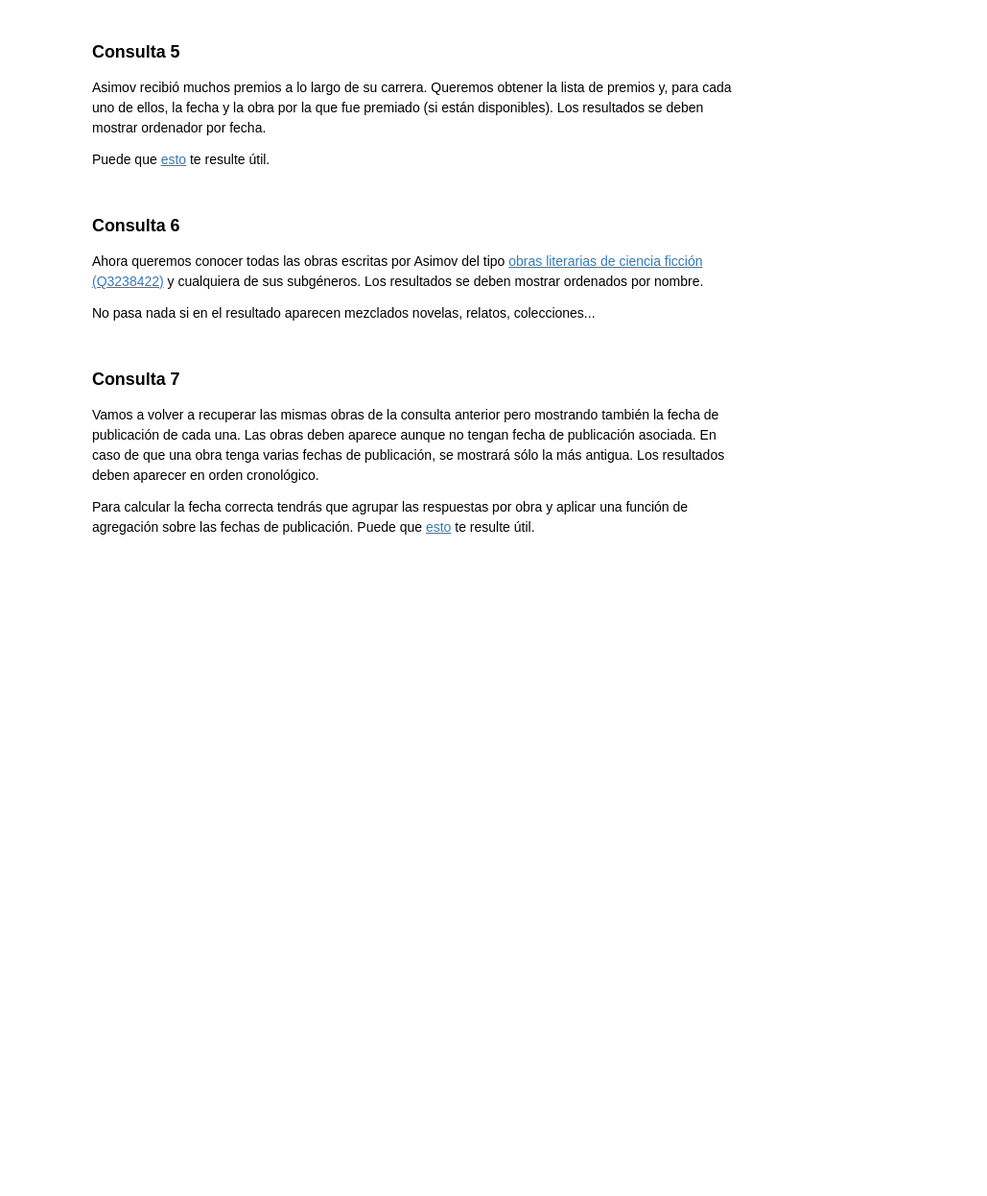
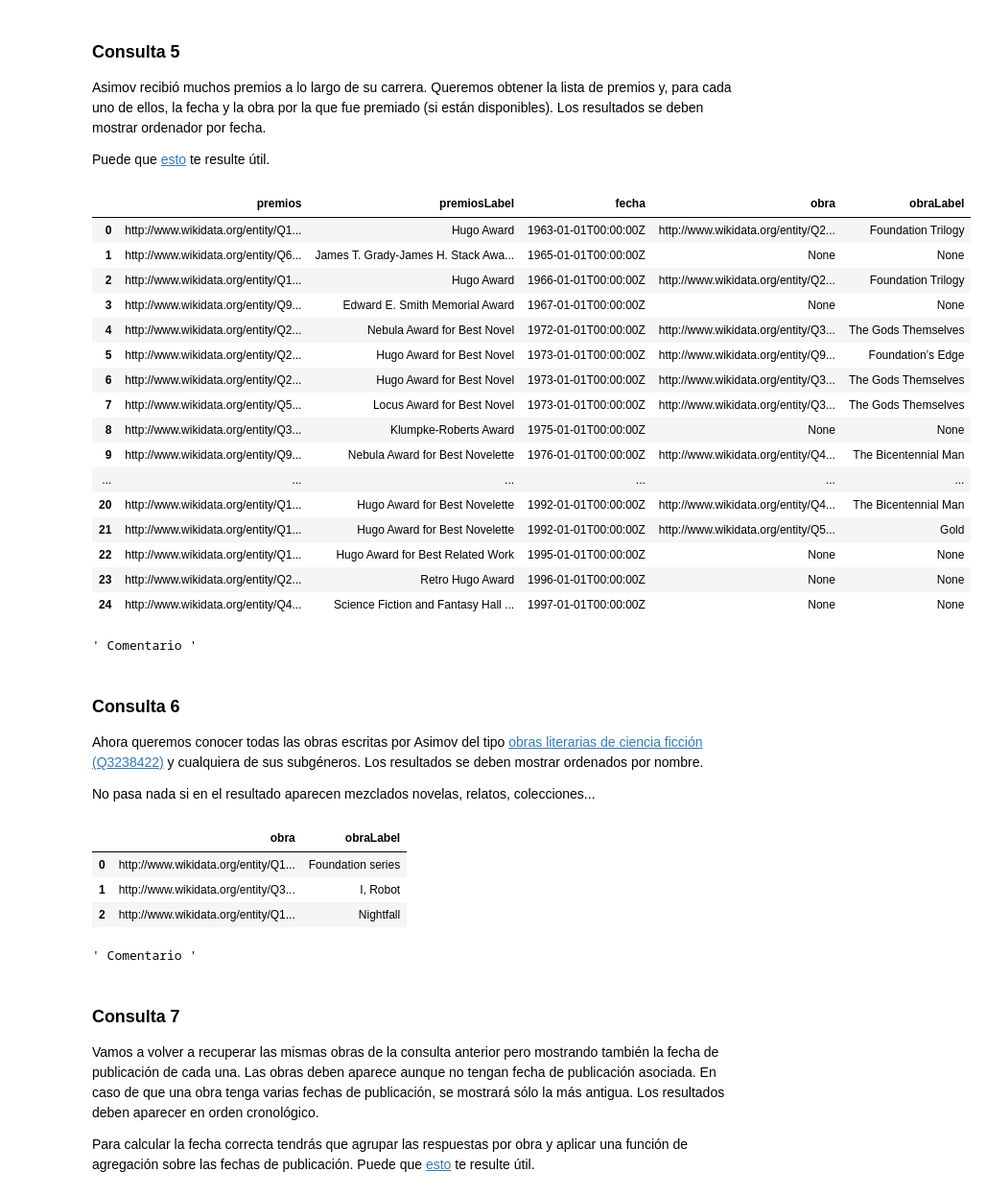
Before and after one commit to Carlanganas98/IA2, a Jupyter notebook: Pr3/P_sparql_enunciado.ipynb, the cells around one changed output. Shown at 96% size. Cells and saved outputs as stored; diff of their text form; code cells hidden in the pictures; blank space fills up the shorter version.

```diff
--- a/Pr3/P_sparql_enunciado.ipynb
+++ b/Pr3/P_sparql_enunciado.ipynb
@@ -149,12 +180,65 @@ Para resolver esta consulta necesitarás acceder a los cualificadores de nodos s
 Asimov recibió muchos premios a lo largo de su carrera. Queremos obtener la lista de premios y, para cada uno de ellos, la fecha y la obra por la que fue premiado (si están disponibles). Los resultados se deben mostrar ordenador por fecha.
 
 Puede que [esto](https://www.wikidata.org/wiki/Wikidata:SPARQL_tutorial#OPTIONAL) te resulte útil.
+# %%
+%%wdsparql
+SELECT ?premios ?premiosLabel ?fecha ?obra ?obraLabel
+WHERE
+{
+  wd:Q34981 p:P166 [ps:P166 ?premios;
+                         pq:P585 ?fecha].
+  OPTIONAL{wd:Q34981 p:P166 [ps:P166 ?premios;
+                                     pq:P1686 ?obra].}
+  SERVICE wikibase:label { bd:serviceParam wikibase:language "en". }
+}
+ORDER BY ?fecha
+# %% [output]
+|  | premios | premiosLabel | fecha | obra | obraLabel |
+| 0 | http://www.wikidata.org/entity/Q1... | Hugo Award | 1963-01-01T00:00:00Z | http://www.wikidata.org/entity/Q2... | Foundation Trilogy |
+| 1 | http://www.wikidata.org/entity/Q6... | James T. Grady-James H. Stack Awa... | 1965-01-01T00:00:00Z | None | None |
+| 2 | http://www.wikidata.org/entity/Q1... | Hugo Award | 1966-01-01T00:00:00Z | http://www.wikidata.org/entity/Q2... | Foundation Trilogy |
+| 3 | http://www.wikidata.org/entity/Q9... | Edward E. Smith Memorial Award | 1967-01-01T00:00:00Z | None | None |
+| 4 | http://www.wikidata.org/entity/Q2... | Nebula Award for Best Novel | 1972-01-01T00:00:00Z | http://www.wikidata.org/entity/Q3... | The Gods Themselves |
+| 5 | http://www.wikidata.org/entity/Q2... | Hugo Award for Best Novel | 1973-01-01T00:00:00Z | http://www.wikidata.org/entity/Q9... | Foundation’s Edge |
+| 6 | http://www.wikidata.org/entity/Q2... | Hugo Award for Best Novel | 1973-01-01T00:00:00Z | http://www.wikidata.org/entity/Q3... | The Gods Themselves |
+| 7 | http://www.wikidata.org/entity/Q5... | Locus Award for Best Novel | 1973-01-01T00:00:00Z | http://www.wikidata.org/entity/Q3... | The Gods Themselves |
+| 8 | http://www.wikidata.org/entity/Q3... | Klumpke-Roberts Award | 1975-01-01T00:00:00Z | None | None |
+| 9 | http://www.wikidata.org/entity/Q9... | Nebula Award for Best Novelette | 1976-01-01T00:00:00Z | http://www.wikidata.org/entity/Q4... | The Bicentennial Man |
+| ... | ... | ... | ... | ... | ... |
+| 20 | http://www.wikidata.org/entity/Q1... | Hugo Award for Best Novelette | 1992-01-01T00:00:00Z | http://www.wikidata.org/entity/Q4... | The Bicentennial Man |
+| 21 | http://www.wikidata.org/entity/Q1... | Hugo Award for Best Novelette | 1992-01-01T00:00:00Z | http://www.wikidata.org/entity/Q5... | Gold |
+| 22 | http://www.wikidata.org/entity/Q1... | Hugo Award for Best Related Work | 1995-01-01T00:00:00Z | None | None |
+| 23 | http://www.wikidata.org/entity/Q2... | Retro Hugo Award | 1996-01-01T00:00:00Z | None | None |
+| 24 | http://www.wikidata.org/entity/Q4... | Science Fiction and Fantasy Hall ... | 1997-01-01T00:00:00Z | None | None |
+# %%
+""" Comentario """
+# %% [output]
+' Comentario '
 # %% [markdown]
 ### Consulta 6
 
 Ahora queremos conocer todas las obras escritas por Asimov del tipo [obras literarias de ciencia ficción (Q3238422)](https://www.wikidata.org/wiki/Q3238422) y cualquiera de sus subgéneros. Los resultados se deben mostrar ordenados por nombre.
 
 No pasa nada si en el resultado aparecen mezclados novelas, relatos, colecciones...
+# %%
+%%wdsparql
+SELECT ?obra ?obraLabel
+WHERE
+{
+  wd:Q34981 wdt:P800 ?obra.
+  ?obra wdt:P136/wdt:P279* wd:Q3238422.
+  SERVICE wikibase:label { bd:serviceParam wikibase:language "en". }
+}
+ORDER BY ?obraLabel
+# %% [output]
+|  | obra | obraLabel |
+| 0 | http://www.wikidata.org/entity/Q1... | Foundation series |
+| 1 | http://www.wikidata.org/entity/Q3... | I, Robot |
+| 2 | http://www.wikidata.org/entity/Q1... | Nightfall |
+# %%
+""" Comentario """
+# %% [output]
+' Comentario '
 # %% [markdown]
 ### Consulta 7
 
```
Also changed, not shown: parts of 17 cells of this notebook.
